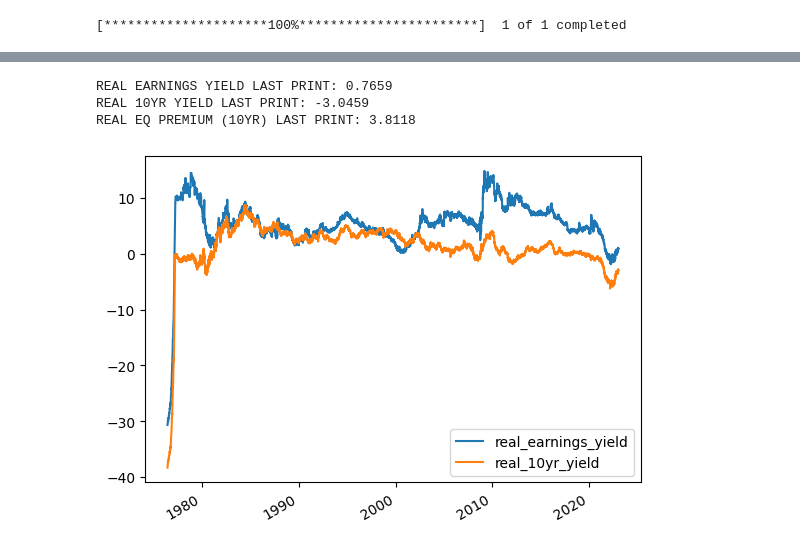
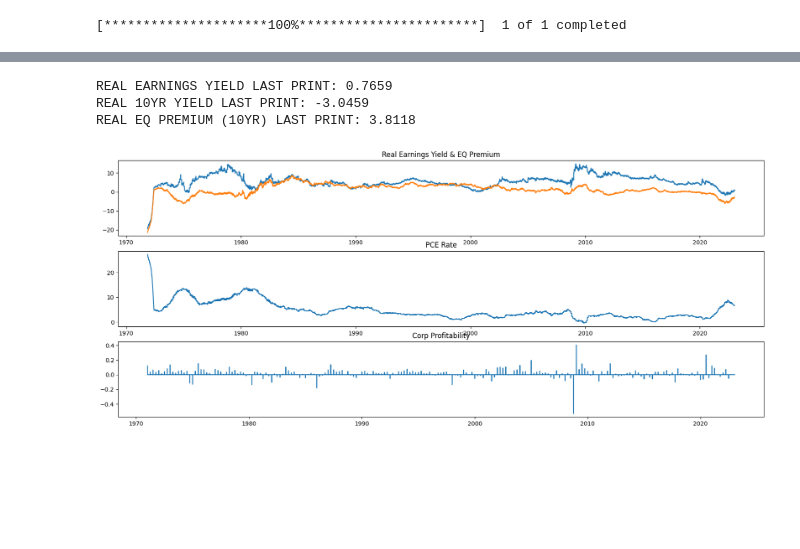
Before and after one commit to tom-buenoschonig/FRED-Sandbox, a Jupyter notebook: FRED_Data.ipynb, the cells around one changed output, grey strips where cells are left out. Cells and saved outputs as stored; diff of their text form; code cells hidden in the pictures; blank space fills up the shorter version.

```diff
--- a/FRED_Data.ipynb
+++ b/FRED_Data.ipynb
@@ -105,11 +155,12 @@ spy_df = yf.download(
 [*********************100%***********************]  1 of 1 completed
 # %%
 lookback_years = 5
-lookback = 252 * lookback_years
+lookback = 252 * lookback_years # 252 trading days per year
 
 ### ### ### MERGE INTO SINGLE DATAFRAME ### ### ###
 df = pd.concat([net_worth,market_cap,corp_debt_pct,corp_profits,ten_yr],axis=1)
 df = df.fillna(method='ffill') #we fill forward because the net worth data only comes in quarterly, therefore we'll retain the last reported figure for each of the daily market cap records
+df = pd.concat([df,spy_df],axis=1)
 df.dropna(inplace=True)
 df['corp_debt'] = df['market_cap'] * (df['corp_debt_pct']/100)
 df['ev'] = df['corp_debt'] + df['market_cap']
@@ -121,11 +172,12 @@ df['q_mc_sd'] = df['q_mc'].rolling(lookback).std()
 df['q_mc_sd2up'] = df['q_mc_ma'] + (2 * df['q_mc_sd'])
 df['q_mc_sd2down'] = df['q_mc_ma'] - (2 * df['q_mc_sd'])
 df['q_spread'] = df['q_ev'] - df['q_mc']
+df['SPX_log_return'] = np.log(df['Close']).diff()
+df['profit_log_return'] = np.log(df['corp_profits']).diff()
 df['lastprint'] = df['q_mc'][-1]
-df = pd.concat([df,spy_df],axis=1)
-df.dropna(inplace=True)
-fig, (ax1, ax2, ax3) = plt.subplots(3,1, sharex=True, figsize=(15,9),gridspec_kw={'height_ratios': [2, 1, 1]})
-ax1.plot(df[['q_mc','q_mc_ma','q_mc_sd2up', 'q_mc_sd2down','lastprint']])
+fig, (ax1, ax2, ax3) = plt.subplots(3,1, sharex=False, figsize=(20,8),gridspec_kw={'height_ratios': [1, 1, 1]})
+ax1.plot(df[['q_mc','q_mc_ma','lastprint']])
+
 ax1.set_title('Von Mises Index')
 ax2.plot(df['Close'])
 ax2.set_title("SPX Closing")
@@ -152,20 +202,18 @@ Percentile Adjusted for 5 Year Lookback: 0.2681
 # %%
 df = pd.concat([df,bbb_corp_index],axis=1)
-df['earningsyield'] = df['corp_profits']/df['market_cap']*100
+df['earnings_yield'] = df['corp_profits']/df['market_cap']*100
 df['eqprem'] = df['earningsyield'] - (df['tenyr'])
 df['eqprem_bbb'] = df['earningsyield'] - df['baml_bbb_index']
-#df[['earningsyield','eqprem','tenyr']].plot()
-#(df['eqprem']/df['tenyr']).plot()
 print('EARNINGS YIELD LAST PRINT:', np.round(df['earningsyield'][-1],decimals=4))
 print('10YR YIELD LAST PRINT:', np.round((df['tenyr'][-1]),decimals=4))
 print('EQ PREMIUM (10YR) LAST PRINT:', np.round(df['eqprem'][-1],decimals=4))
 print('EQ PREMIUM (BAML BBB Index) LAST PRINT:', np.round(df['eqprem_bbb'][-1],decimals=4))
-fig, (ax1, ax2, ax3) = plt.subplots(3,1, sharex=True, figsize=(20,12),gridspec_kw={'height_ratios': [2, 1, 1]})
-ax1.plot(df[['earningsyield','eqprem','eqprem_bbb']])
+fig, (ax1, ax2, ax3) = plt.subplots(3,1, sharex=False, figsize=(20,8),gridspec_kw={'height_ratios': [1, 1, 1]})
+ax1.plot(df[['earningsyield','eqprem']])
 ax1.set_title('Earnings Yield & EQ Premium')
 ax2.plot(df['Close'])
 ax2.set_title("SPX Closing")
-ax3.plot(df[['tenyr','baml_bbb_index']])
+ax3.plot(df[['tenyr']])
 ax3.set_title('Ten Year Yield')
 filename = 'EQ Premium_'+date.strftime("%Y_%m_%d")+'.png'
 plt.savefig(filename)
@@ -193,16 +227,25 @@ df.tail()
 # %%
-df['real_earnings_yield'] = df['earningsyield'] - df['PCE_rate']
+df['real_earnings_yield'] = df['earnings_yield'] - df['PCE_rate']
 df['real_10yr_yield'] = df['tenyr'] - df['PCE_rate']
 df['real_eqprem'] = df['real_earnings_yield'] - df['real_10yr_yield']
-df[['real_earnings_yield','real_10yr_yield']].plot()
 print('REAL EARNINGS YIELD LAST PRINT:', np.round(df['real_earnings_yield'][-1],decimals=4))
 print('REAL 10YR YIELD LAST PRINT:', np.round((df['real_10yr_yield'][-1]),decimals=4))
 print('REAL EQ PREMIUM (10YR) LAST PRINT:', abs(np.round(df['real_eqprem'][-1],decimals=4)))
+df['zero'] = 0
+fig, (ax1, ax2, ax3) = plt.subplots(3,1, sharex=False, figsize=(20,8),gridspec_kw={'height_ratios': [1, 1, 1]})
+ax1.plot(df[['real_earnings_yield','real_10yr_yield']])
+ax1.set_title('Real Earnings Yield & EQ Premium')
+ax2.plot(df['PCE_rate'])
+ax2.set_title("PCE Rate")
+ax3.plot(df[['profit_log_return']])
+ax3.set_title('Corp Profitability')
+filename = 'RealYield'+date.strftime("%Y_%m_%d")+'.png'
+plt.savefig(filename)
 # %% [output]
 REAL EARNINGS YIELD LAST PRINT: 0.7659
 REAL 10YR YIELD LAST PRINT: -3.0459
 REAL EQ PREMIUM (10YR) LAST PRINT: 3.8118
-[figure, old version]
+[figure, new version]
 # %%
 ### ### ### MERGE INTO SINGLE DATAFRAME ### ### ###
 df = pd.concat([frb_total_assets, on_rrp, trsy_general_account],axis=1)
```
Also changed, not shown: parts of 19 cells of this notebook, 2 other files.
